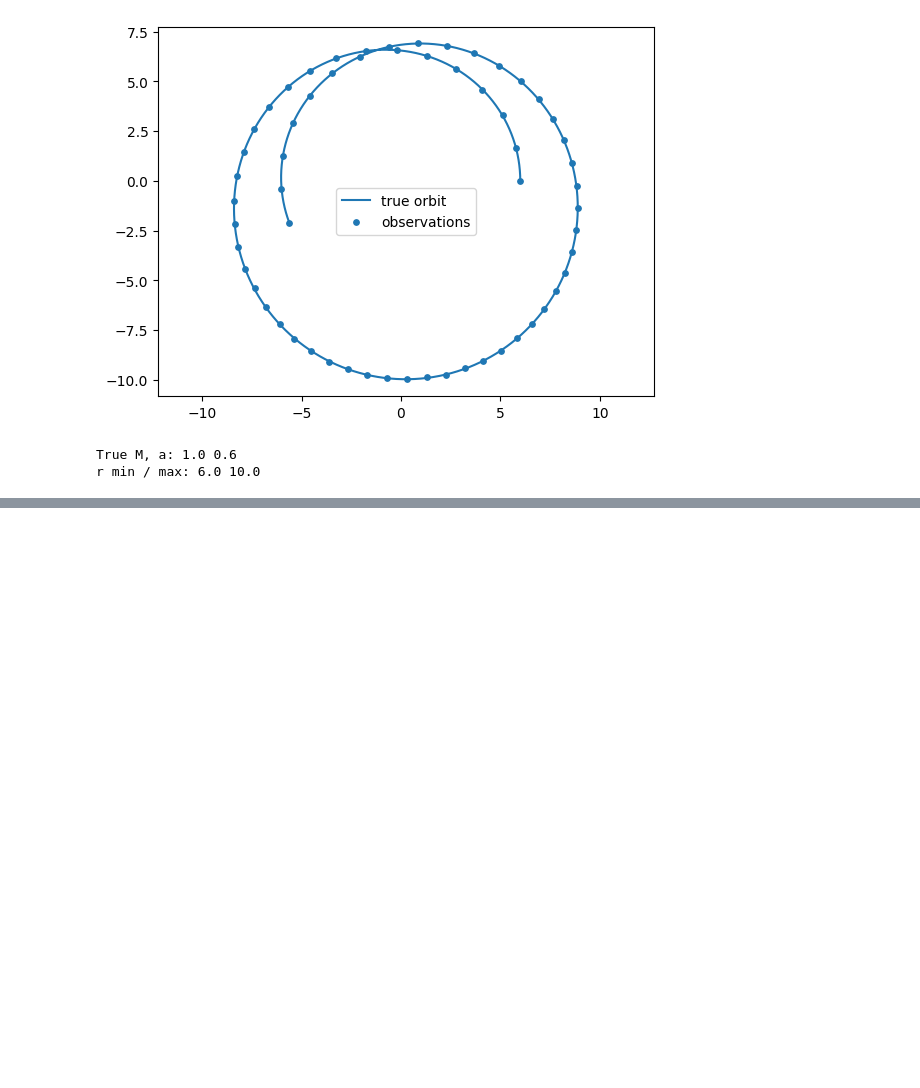
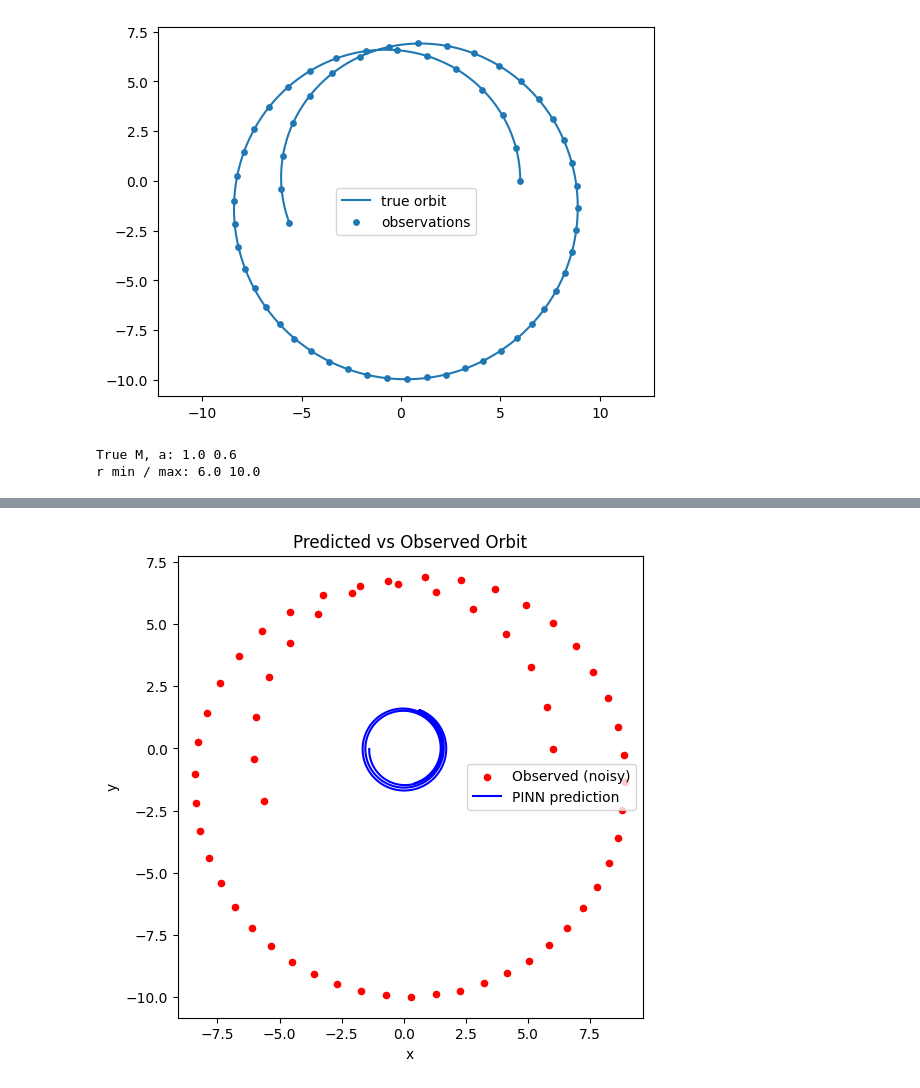
Before and after one commit to sushelan/blackhole-PINN, a Jupyter notebook: main.ipynb, the cells around one changed output, grey strips where cells are left out. Cells and saved outputs as stored; diff of their text form; code cells hidden in the pictures; blank space fills up the shorter version.

```diff
--- a/main.ipynb
+++ b/main.ipynb
@@ -263,0 +505,12 @@ r min / max: 6.0 10.0
+# %%
+plt.figure(figsize=(6,6))
+plt.scatter(x_data, y_data, color='red', label='Observed (noisy)', s=20)
+plt.plot(x_pred.numpy(), y_pred.numpy(), color='blue', label='PINN prediction')
+plt.xlabel('x')
+plt.ylabel('y')
+plt.title('Predicted vs Observed Orbit')
+plt.axis('equal')  # Important for circular/elliptical orbits
+plt.legend()
+plt.show()
+# %% [output]
+[figure, added]
```
Also changed, not shown: parts of 10 cells of this notebook.
